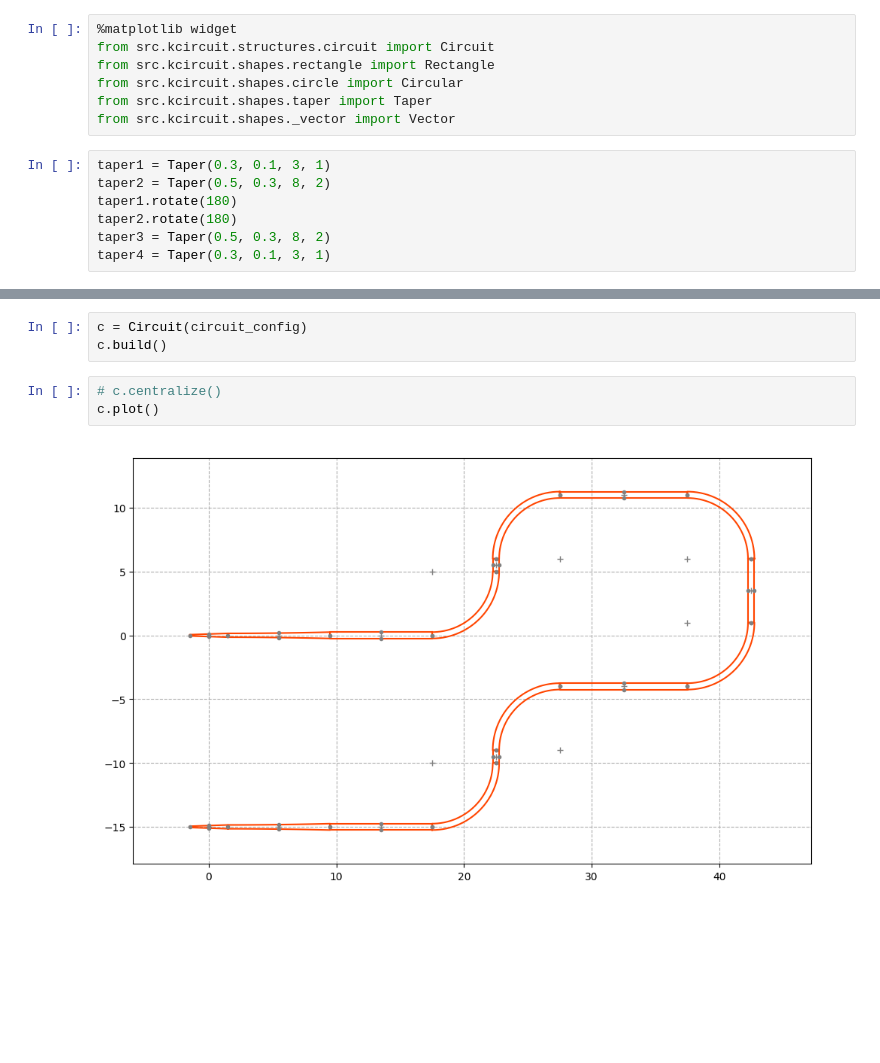
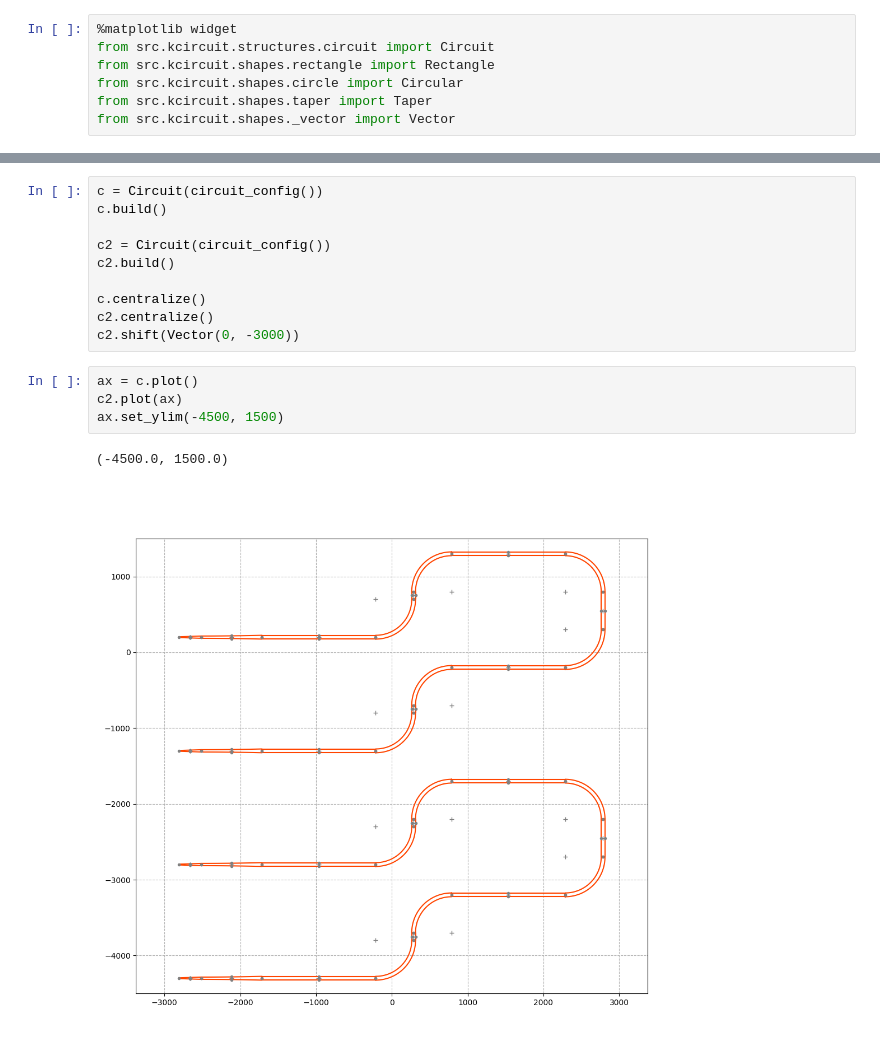
Before and after one commit to jsmatias/kcircuit, a Jupyter notebook: circuit.ipynb, the cells around one changed output, grey strips where cells are left out. Cells and saved outputs as stored; diff of their text form; blank space fills up the shorter version.

```diff
--- a/circuit.ipynb
+++ b/circuit.ipynb
@@ -5,11 +5,4 @@ from src.kcircuit.shapes.rectangle import Rectangle
 from src.kcircuit.shapes.circle import Circular
 from src.kcircuit.shapes.taper import Taper
 from src.kcircuit.shapes._vector import Vector
-# %%
-taper1 = Taper(0.3, 0.1, 3, 1)
-taper2 = Taper(0.5, 0.3, 8, 2)
-taper1.rotate(180)
-taper2.rotate(180)
-taper3 = Taper(0.5, 0.3, 8, 2)
-taper4 = Taper(0.3, 0.1, 3, 1)
 # %%
@@ -35,8 +39,17 @@ circuit_config = [
 # %%
-c = Circuit(circuit_config)
+c = Circuit(circuit_config())
 c.build()
+
+c2 = Circuit(circuit_config())
+c2.build()
+
+c.centralize()
+c2.centralize()
+c2.shift(Vector(0, -3000))
 # %%
-# c.centralize()
-c.plot()
+ax = c.plot()
+c2.plot(ax)
+ax.set_ylim(-4500, 1500)
 # %% [output]
+(-4500.0, 1500.0)
-[figure, old version]
+[figure, new version]
```
Also changed, not shown: parts of 3 cells of this notebook, 1 other file.
